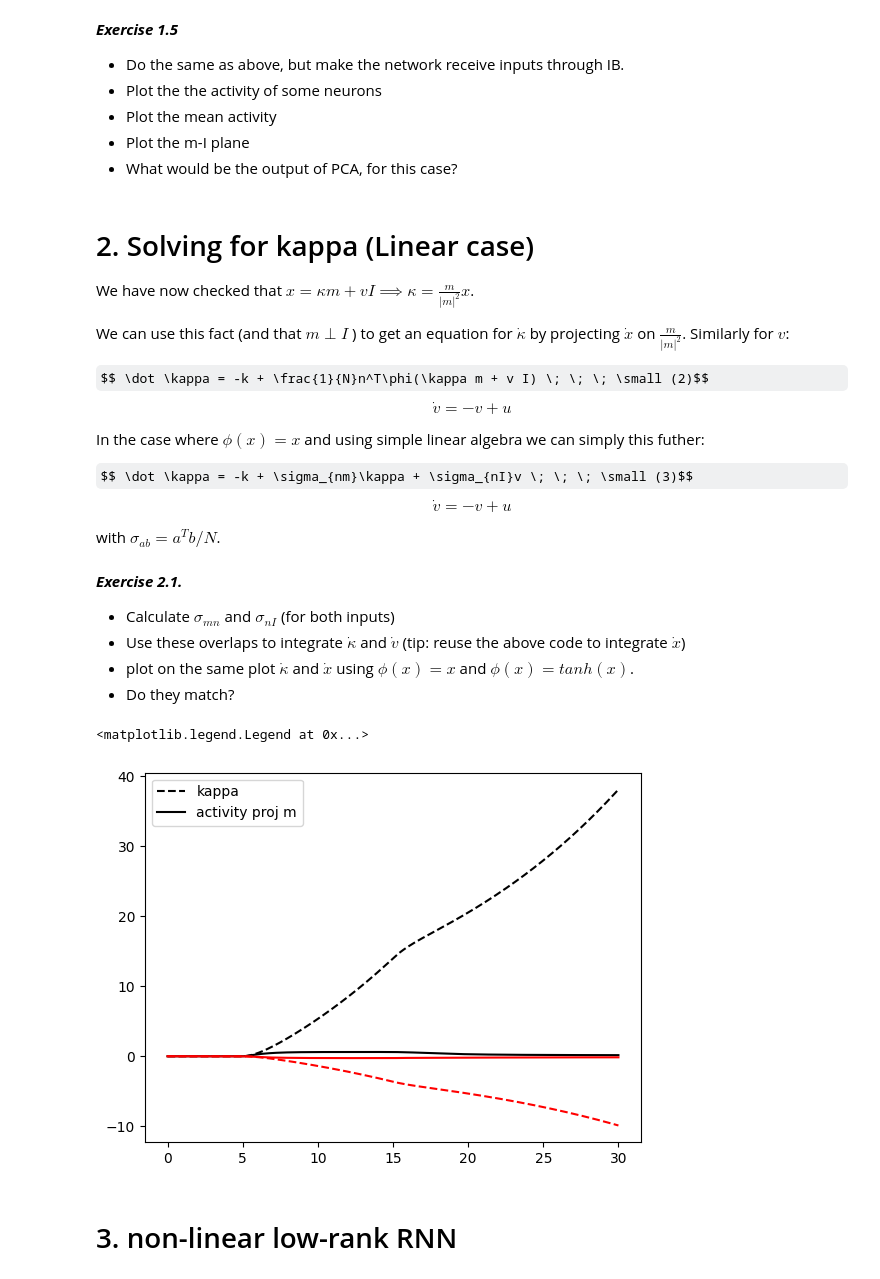
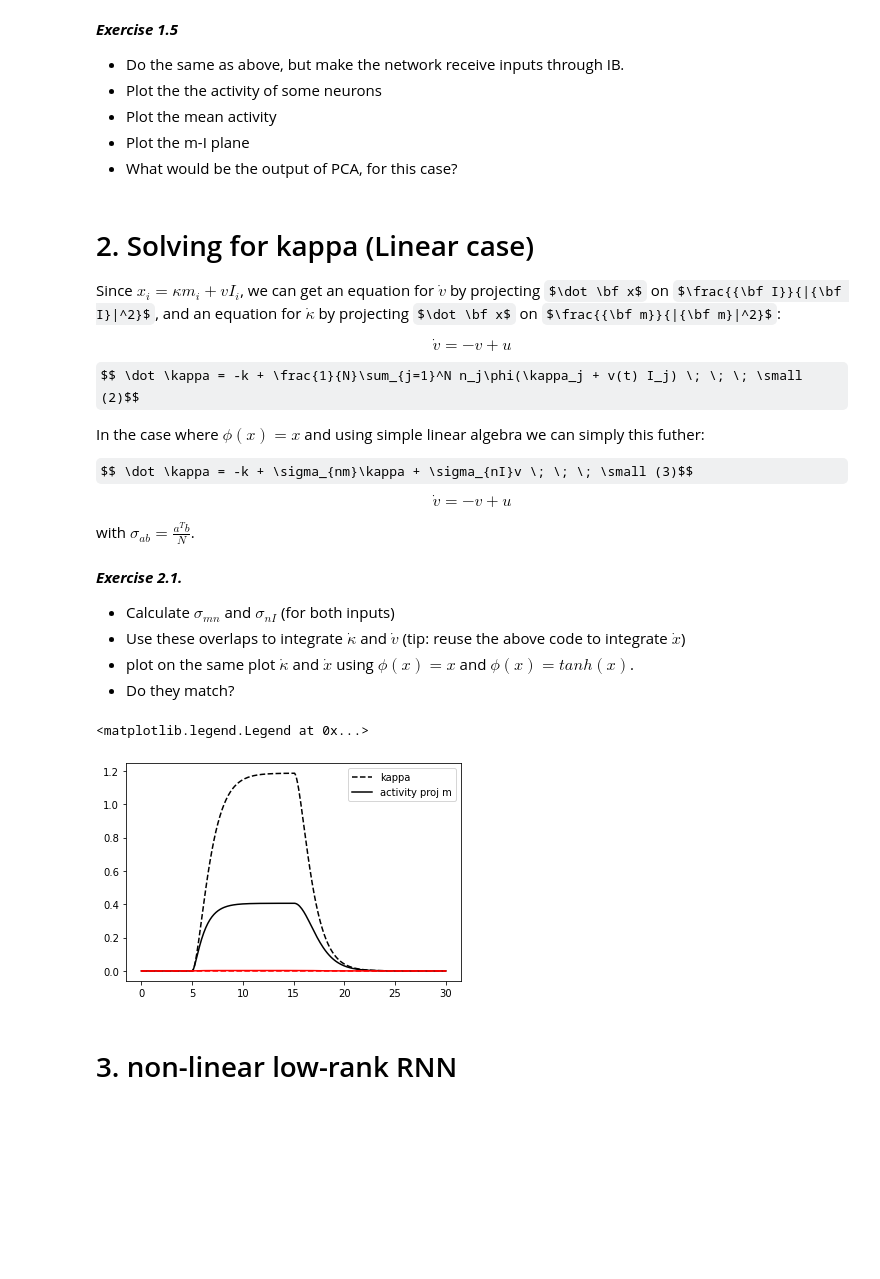
Before and after one commit to jmourabarbosa/lowrank_tutorial, a Jupyter notebook: tutorial1_solutions.ipynb, the cells around one changed output. Cells and saved outputs as stored; diff of their text form; code cells hidden in the pictures; some formulas as TeX source; blank space fills up the shorter version.

```diff
--- a/tutorial1_solutions.ipynb
+++ b/tutorial1_solutions.ipynb
@@ -67,12 +65,16 @@ m,n,IA,IB = lrh.m, lrh.n, lrh.IA, lrh.IB
 
 N = 1000
 
-lrh.overlaps[0,1] = lrh.overlaps[1,0] = 1.2
+lrh.overlaps[0,1] = lrh.overlaps[1,0] = 0 #1.2
 lrh.overlaps[1,2] = lrh.overlaps[2,1] = 1.2
 
 m,n,IA,IB  = np.random.multivariate_normal([0,0,0,0], lrh.overlaps, size=N).T
 
-#IA = IA - (IA @ m) * m / (m @ m)
-#IB = IB - (IB @ m) * m / (m @ m)
+m = m - (m @ n) * n / (n @ n)
+IA = IA - (IA @ m) * m / (m @ m)
+IB = IB - (IB @ m) * m / (m @ m)
+IB = IB - (IB @ n) * n / (n @ n)
 
 N=len(m)
+
+print((m @ n)/N)
@@ -151,12 +155,12 @@ plt.yticks([])
 # %% [markdown]
 # 2. Solving for kappa (Linear case)
 
-We have now checked that $x = \kappa m + v I \implies \kappa = \frac{m}{|m|^2} x $.
+Since $x_i = \kappa m_i + v I_i$,
+we can get  an equation for $\dot v$ by projecting $\dot \bf x$ on $\frac{{\bf I}}{|{\bf I}|^2}$, and an equation for $\dot \kappa$ by projecting $\dot \bf x$ on $\frac{{\bf m}}{|{\bf m}|^2}$:
 
-We can use this fact (and that $m \perp I$ ) to get an equation for $\dot \kappa$ by projecting $\dot x$ on $\frac{m}{|m|^2}$. Similarly for $v$:
+$$ \dot v = -v + u $$
+$$ \dot \kappa = -k + \frac{1}{N}\sum_{j=1}^N n_j\phi(\kappa_j + v(t) I_j) \; \; \; \small (2)$$
 
-$$ \dot \kappa = -k + \frac{1}{N}n^T\phi(\kappa m + v I) \; \; \; \small (2)$$
-$$ \dot v = -v + u $$
 
 In the case where $\phi(x) = x$ and using simple linear algebra we can simply this futher:
 
@@ -164,7 +168,7 @@ $$ \dot \kappa = -k + \sigma_{nm}\kappa + \sigma_{nI}v \; \; \; \small (3)$$
 $$ \dot v = -v + u$$
 
 
-with $\sigma_{ab} = a^Tb/N$.
+with $\sigma_{ab} = \frac{a^Tb}{N}$.
 # %% [markdown]
 ***Exercise 2.1.***
 
@@ -175,36 +179,36 @@ with $\sigma_{ab} = a^Tb/N$.
 # %%
 # two trials, one for each input
 kappa = [0,0]
 v = [0,0]
 K = np.zeros((2,len(time)))
 
+
 for ti in range(len(time)):
-
-    # one input
+    #first input
     s_sigma_mn, s_sigma_nI = np.dot(m,n) / len(m), np.dot(n,IA) / len(m)
     kappa_rec = s_sigma_mn * kappa[0] + s_sigma_nI* v[0]
     v[0] = v[0] + dt*(-v[0] + u[ti])
     kappa[0] = kappa[0] + dt*(-kappa[0] + kappa_rec)
+    K[0,ti] = kappa[0]
 
     # second input
     s_sigma_mn, s_sigma_nI = np.dot(m,n) / len(m), np.dot(n,IB) / len(m)
     kappa_rec = s_sigma_mn * kappa[1] + s_sigma_nI* v[1]
     v[1] = v[1] + dt*(-v[1] +  u[ti])
     kappa[1] = kappa[1] + dt*(-kappa[1] + kappa_rec)
-
-    K[:,ti] = kappa
+    K[1,ti] = kappa[1]
 
 
 plt.plot(time,K[0],'k--',label='kappa')
 plt.plot(time,X[0] @ m / np.linalg.norm(m)**2,'k',label='activity proj m')
 
 plt.plot(time,K[1],'r--')
 plt.plot(time,X[1] @ m / np.linalg.norm(m)**2,'r')
 
 plt.legend()
 # %% [output]
 <matplotlib.legend.Legend at 0x...>
-[figure, old version]
+[figure, new version]
 # %% [markdown]
 # 3. non-linear low-rank RNN ##
 # %% [markdown]
```
Also changed, not shown: parts of 16 cells of this notebook, 2 other files.
